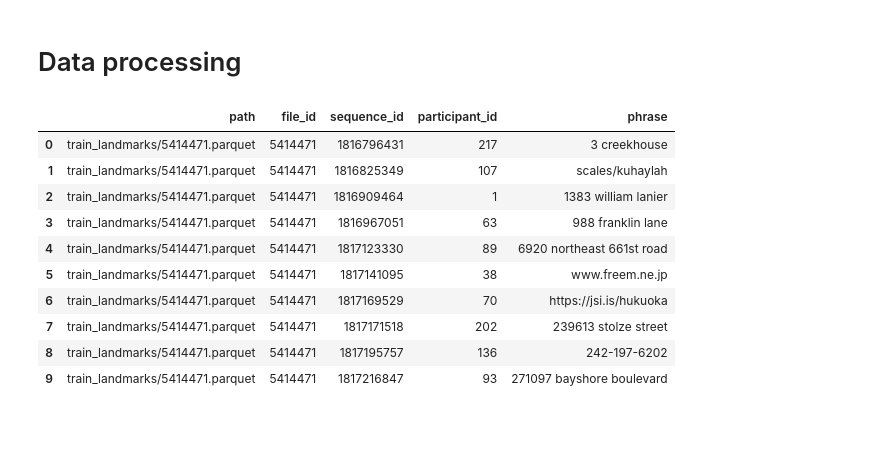
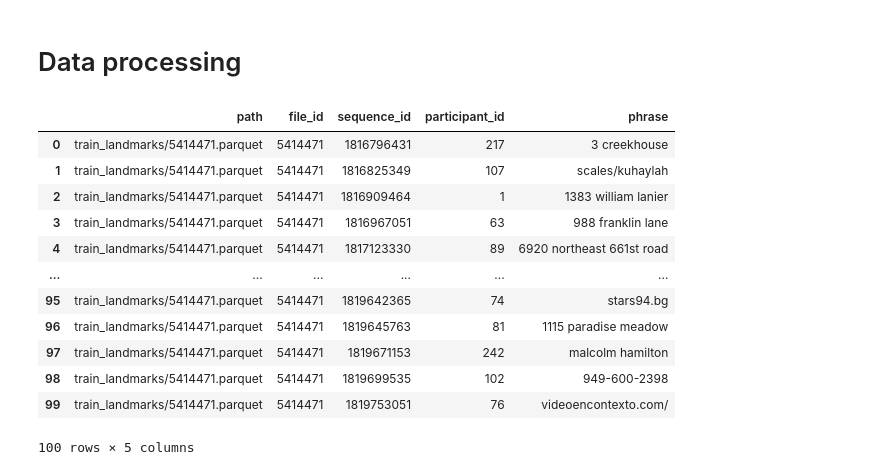
Before and after one commit to Nekoiii/Kaggle_notebook, a Jupyter notebook: sign-language-fingerspelling-recognition-2.ipynb, the cells around one changed output. Drawn from its saved outputs; the diff is of its cells as text; code cells hidden in the pictures; blank space fills up the shorter version.

```diff
--- a/sign-language-fingerspelling-recognition-2.ipynb
+++ b/sign-language-fingerspelling-recognition-2.ipynb
@@ -24,20 +23,22 @@ import warnings
 DEBUG = True
 # %%
 train_path=f'{base_path}/train.csv'
-train = pd.read_csv(train_path).head(10) if DEBUG else pd.read_csv(file_path)
+train = pd.read_csv(train_path).head(100) if DEBUG else pd.read_csv(file_path)
 train
 # %% [output]
 |  | path | file_id | sequence_id | participant_id | phrase |
 | 0 | train_landmarks/5414471.parquet | 5414471 | 1816796431 | 217 | 3 creekhouse |
 | 1 | train_landmarks/5414471.parquet | 5414471 | 1816825349 | 107 | scales/kuhaylah |
 | 2 | train_landmarks/5414471.parquet | 5414471 | 1816909464 | 1 | 1383 william lanier |
 | 3 | train_landmarks/5414471.parquet | 5414471 | 1816967051 | 63 | 988 franklin lane |
 | 4 | train_landmarks/5414471.parquet | 5414471 | 1817123330 | 89 | 6920 northeast 661st road |
-| 5 | train_landmarks/5414471.parquet | 5414471 | 1817141095 | 38 | www.freem.ne.jp |
-| 6 | train_landmarks/5414471.parquet | 5414471 | 1817169529 | 70 | https://jsi.is/hukuoka |
-| 7 | train_landmarks/5414471.parquet | 5414471 | 1817171518 | 202 | 239613 stolze street |
-| 8 | train_landmarks/5414471.parquet | 5414471 | 1817195757 | 136 | 242-197-6202 |
-| 9 | train_landmarks/5414471.parquet | 5414471 | 1817216847 | 93 | 271097 bayshore boulevard |
+| ... | ... | ... | ... | ... | ... |
+| 95 | train_landmarks/5414471.parquet | 5414471 | 1819642365 | 74 | stars94.bg |
+| 96 | train_landmarks/5414471.parquet | 5414471 | 1819645763 | 81 | 1115 paradise meadow |
+| 97 | train_landmarks/5414471.parquet | 5414471 | 1819671153 | 242 | malcolm hamilton |
+| 98 | train_landmarks/5414471.parquet | 5414471 | 1819699535 | 102 | 949-600-2398 |
+| 99 | train_landmarks/5414471.parquet | 5414471 | 1819753051 | 76 | videoencontexto.com/ |
+100 rows × 5 columns
 # %%
 train['phrase_char'] = train['phrase'].apply(tuple)
 train['phrase_char_len'] = train['phrase_char'].apply(len)
```
Also changed, not shown: parts of 17 cells of this notebook.
